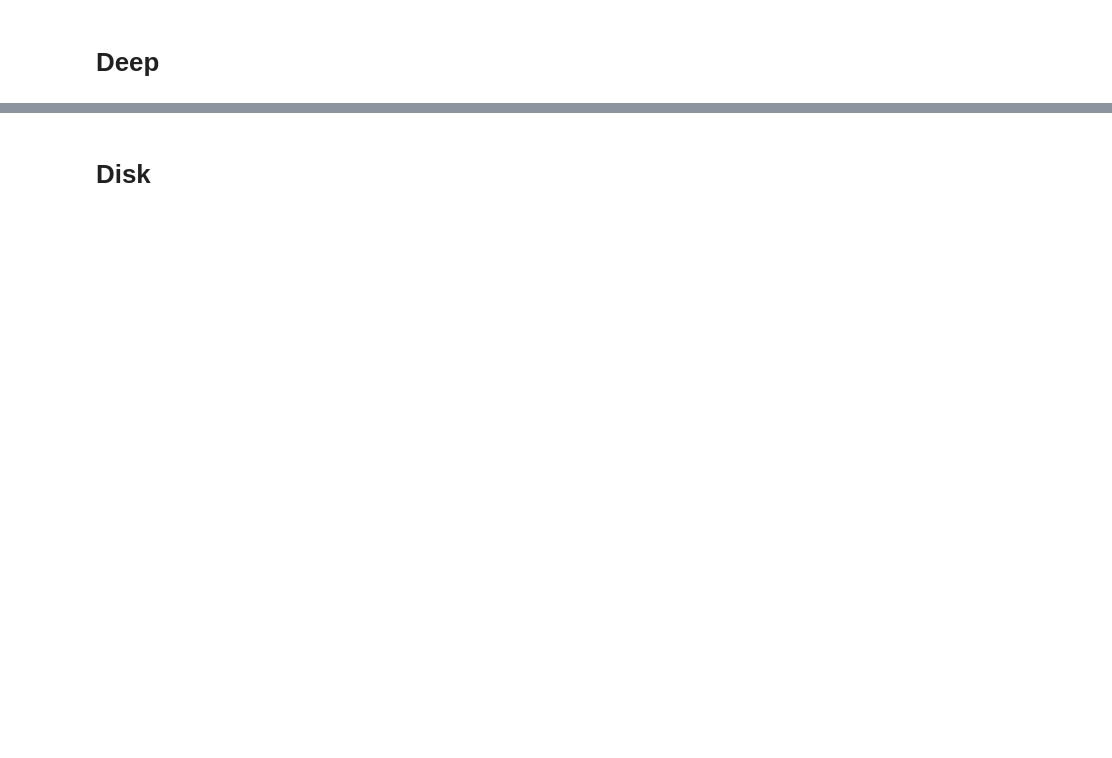
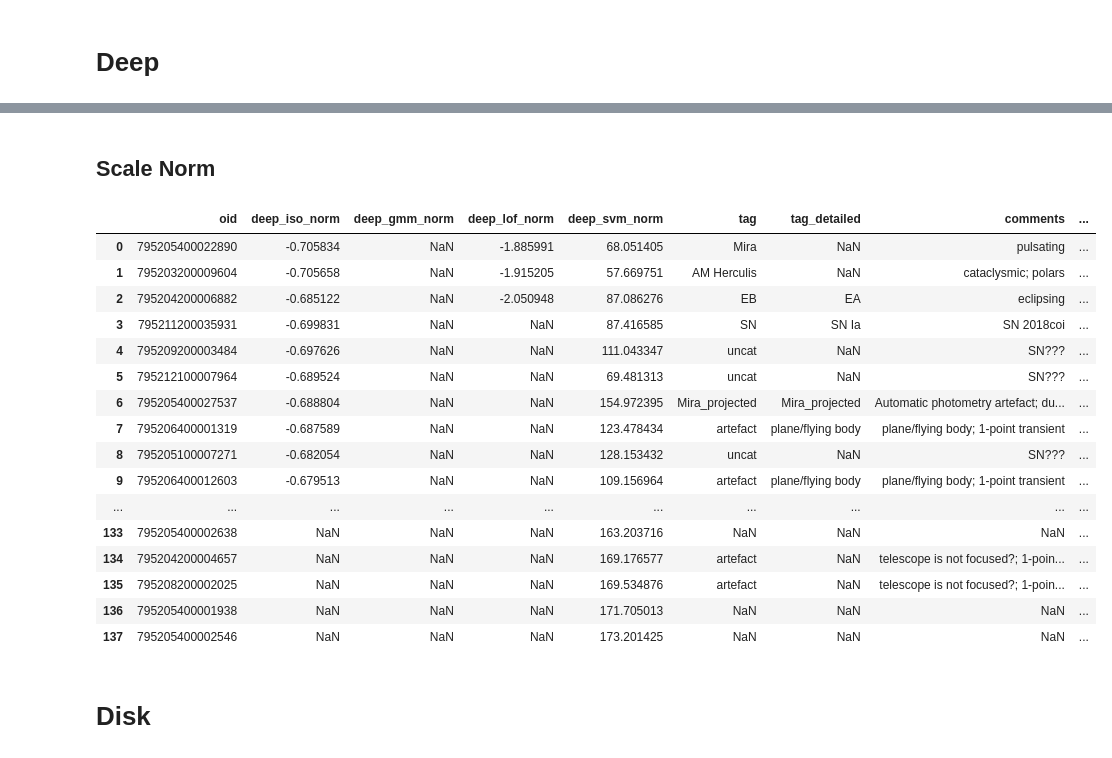
Before and after one commit to snad-space/zwad, a Jupyter notebook: notebooks/ad_analysis.ipynb, the cells around one changed output, grey strips where cells are left out. Saved outputs shown, nothing was run; the diff lists cells and outputs as text; code cells hidden in the pictures; blank space fills up the shorter version.

```diff
--- a/notebooks/ad_analysis.ipynb
+++ b/notebooks/ad_analysis.ipynb
@@ -88,3 +92,29 @@ result_comparison(
+# %% [markdown]
+## Scale Norm
+# %%
+result_comparison(
+    [os.path.join(data_dir, name) for name in [
+        'deep_iso_norm.csv', 'deep_gmm_norm.csv', 'deep_lof_norm.csv', 'deep_svm_norm.csv',
+    ]],
+    os.path.join(data_dir, 'deep_maria.csv'))
+# %% [output]
+|  | oid | deep_iso_norm | deep_gmm_norm | deep_lof_norm | deep_svm_norm | tag | tag_detailed | comments | ... |
+| 0 | 795205400022890 | -0.705834 | NaN | -1.885991 | 68.051405 | Mira | NaN | pulsating | ... |
+| 1 | 795203200009604 | -0.705658 | NaN | -1.915205 | 57.669751 | AM Herculis | NaN | cataclysmic; polars | ... |
+| 2 | 795204200006882 | -0.685122 | NaN | -2.050948 | 87.086276 | EB | EA | eclipsing | ... |
+| 3 | 795211200035931 | -0.699831 | NaN | NaN | 87.416585 | SN | SN Ia | SN 2018coi | ... |
+| 4 | 795209200003484 | -0.697626 | NaN | NaN | 111.043347 | uncat | NaN | SN??? | ... |
+| 5 | 795212100007964 | -0.689524 | NaN | NaN | 69.481313 | uncat | NaN | SN??? | ... |
+| 6 | 795205400027537 | -0.688804 | NaN | NaN | 154.972395 | Mira_projected | Mira_projected | Automatic photometry artefact; du... | ... |
+| 7 | 795206400001319 | -0.687589 | NaN | NaN | 123.478434 | artefact | plane/flying body | plane/flying body; 1-point transient | ... |
+| 8 | 795205100007271 | -0.682054 | NaN | NaN | 128.153432 | uncat | NaN | SN??? | ... |
+| 9 | 795206400012603 | -0.679513 | NaN | NaN | 109.156964 | artefact | plane/flying body | plane/flying body; 1-point transient | ... |
+| ... | ... | ... | ... | ... | ... | ... | ... | ... | ... |
+| 133 | 795205400002638 | NaN | NaN | NaN | 163.203716 | NaN | NaN | NaN | ... |
+| 134 | 795204200004657 | NaN | NaN | NaN | 169.176577 | artefact | NaN | telescope is not focused?; 1-poin... | ... |
+| 135 | 795208200002025 | NaN | NaN | NaN | 169.534876 | artefact | NaN | telescope is not focused?; 1-poin... | ... |
+| 136 | 795205400001938 | NaN | NaN | NaN | 171.705013 | NaN | NaN | NaN | ... |
+| 137 | 795205400002546 | NaN | NaN | NaN | 173.201425 | NaN | NaN | NaN | ... |
 # %% [markdown]
 # Disk
 # %%
```
Also changed, not shown: parts of 4 cells of this notebook.
